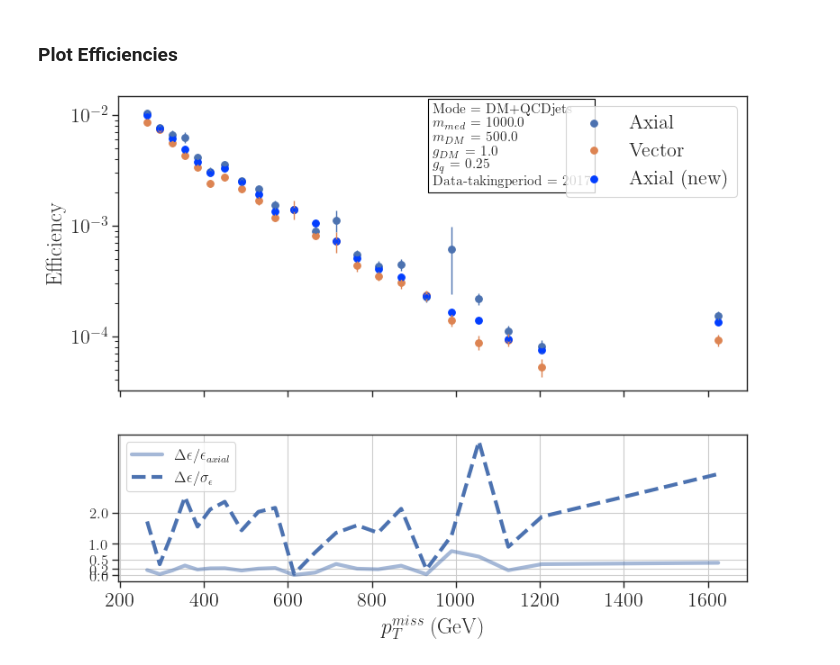
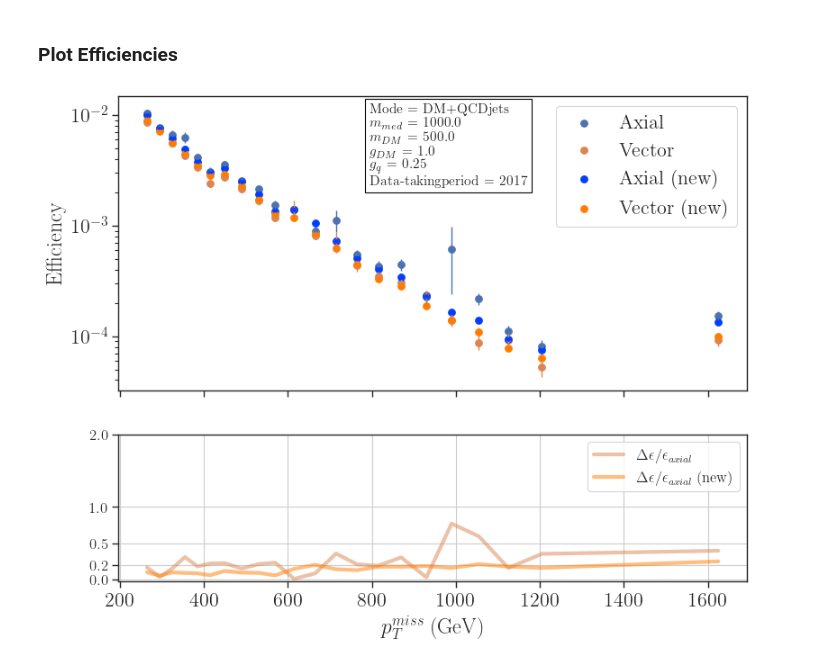
Before and after one commit to andlessa/MonoXSMS, a Jupyter notebook: notebooks/obtainEfficiencies-Copy1.ipynb, the cells around one changed output. Drawn from its saved outputs; the diff is of its cells as text; code cells hidden in the pictures.

```diff
--- a/notebooks/obtainEfficiencies-Copy1.ipynb
+++ b/notebooks/obtainEfficiencies-Copy1.ipynb
@@ -33,7 +33,8 @@ pd.set_option('display.max_rows', 200)
 # %%
 inputFiles = ['../scanResults_axial.pcl', '../scanResults_vector.pcl']
 dfs = [pd.read_pickle(i) for i in inputFiles]
-inputFilesNew = ['../Tests/DMSimp_axial_0j_test/Events/run_03/axial_1000_500_bias_cms_exo_20_004.pcl']
+inputFilesNew = ['../Tests/DMSimp_axial_0j_test/Events/run_03/axial_1000_500_bias_cms_exo_20_004.pcl',
+                 '../Tests/DMSimp_vector_0j_test/Events/run_03/vector_1000_500_bias_cms_exo_20_004.pcl']
 dfsNew = [pd.read_pickle(i) for i in inputFilesNew]
 recastData = pd.concat(dfs, ignore_index=True)
 recastDataNew = pd.concat(dfsNew, ignore_index=True)
@@ -160,34 +161,46 @@ relDiff = diff/data.Axial
 relDiff = relDiff.replace(np.nan, 0)
 
 diffError = np.array(diff)/np.sqrt(dataError.Axial**2 + dataError.Vector**2)
 diffError = diffError.replace(np.nan, 0)
 
+diffNew = np.abs(dataNew.Axial - dataNew.Vector)
+
+relDiffNew = diffNew/dataNew.Axial
+relDiffNew = relDiffNew.replace(np.nan, 0)
+
+diffErrorNew = np.array(diffNew)/np.sqrt(dataErrorNew.Axial**2 + dataErrorNew.Vector**2)
+diffErrorNew = diffErrorNew.replace(np.nan, 0)
+
 label1 = r'$\Delta \epsilon / \epsilon_{axial}$'
 # label1 = r'$\frac{\mbox{Axial-Vector}}{\mbox{Axial}}$'
 label2 = r'$\Delta \epsilon / \sigma_{\epsilon}$'
 
 ax[1].plot(binCenter, relDiff, color=colors[label], linewidth=3., label=label1, alpha=.5)
-ax[1].plot(binCenter, diffError, color=colors[label], linewidth=3., linestyle='--',
-           label=label2)
+# ax[1].plot(binCenter, diffError, color=colors[label], linewidth=3., linestyle='--',
+#            label=label2)
+
+ax[1].plot(binCenter, relDiffNew, color=colorsNew[label], linewidth=3., label=label1+' (new)', alpha=.5)
+# ax[1].plot(binCenter, diffErrorNew, color=colorsNew[label], linewidth=3., linestyle='--',
+#            label=label2+' (new)')
 
 
 ax[0].set_yscale('log')
-ax[0].text(.5, 2.7, textstr, fontsize=11, bbox=dict(facecolor='none', edgecolor='black'),
+ax[0].text(.4, 2.7, textstr, fontsize=11, bbox=dict(facecolor='none', edgecolor='black'),
            transform=plt.gca().transAxes)
 
 
 
 ax[0].set_ylabel('Efficiency')
 ax[0].legend()
 
 # ax[1].set_ylim(0., 2.)
 ax[1].legend(fontsize='12')
 ax[1].grid(True)
 ax[1].set_yticks([0., 0.2, 0.5, 1., 2.])
 ax[1].tick_params(axis='y', labelsize='12')
 ax[1].set_xlabel(r'$p_{T}^{miss}$ (GeV)')
 # ax[1].set_ylabel('Relative diff.')
 
 plt.show()
 # %% [output]
-[figure, old version]
+[figure, new version]
```
